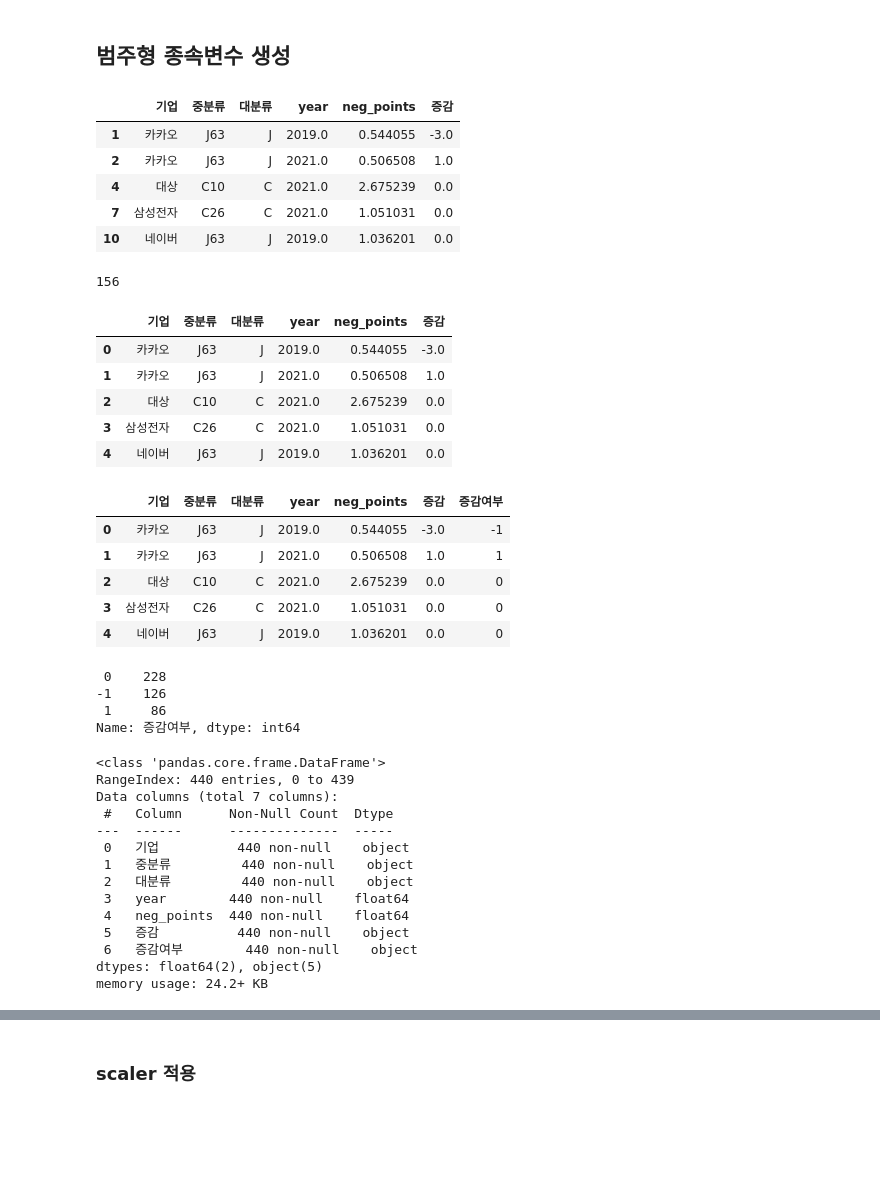
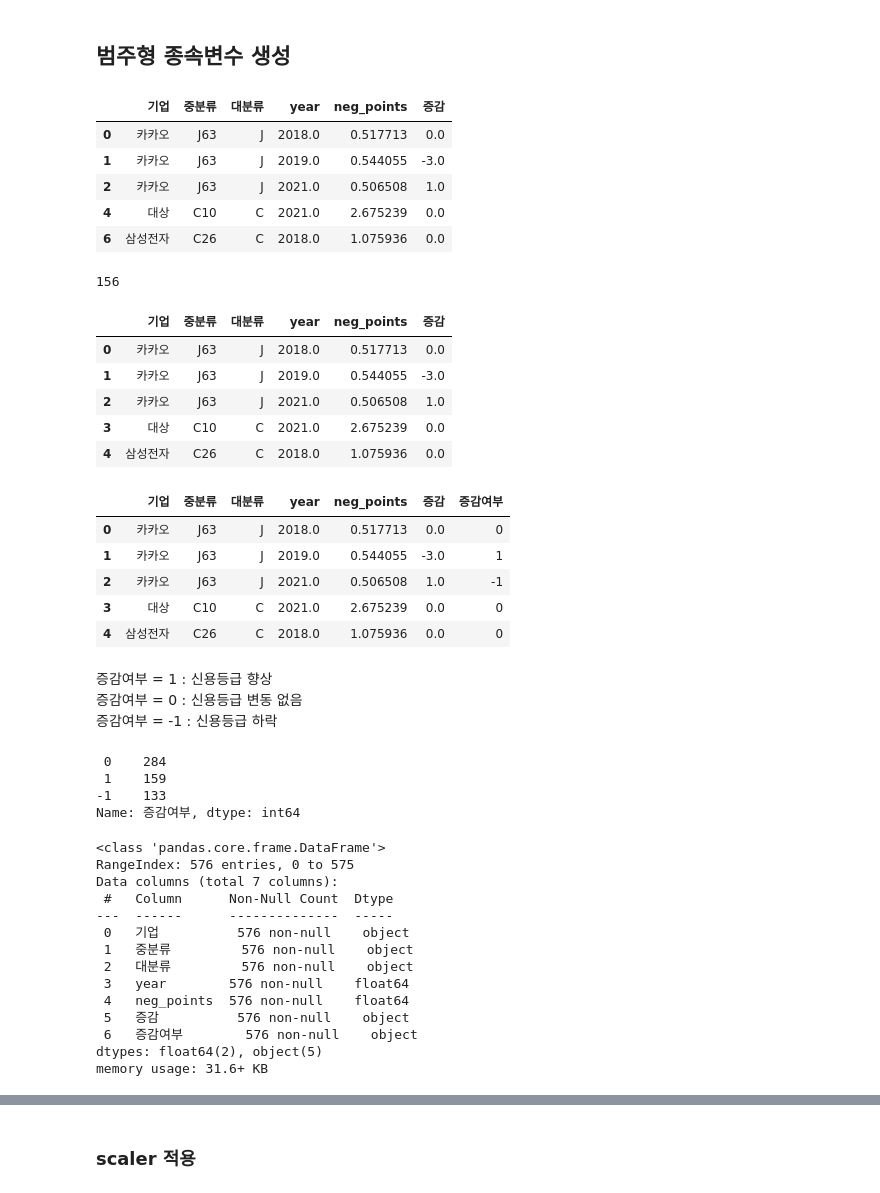
Before and after one commit to yerin-joo-ba/NLP-smu-BM, a Jupyter notebook: 4. credit_logit.ipynb, the cells around one changed output, grey strips where cells are left out. Saved outputs shown, nothing was run; the diff lists cells and outputs as text; code cells hidden in the pictures; blank space fills up the shorter version.

```diff
--- a/4. credit_logit.ipynb
+++ b/4. credit_logit.ipynb
@@ -316,27 +316,28 @@ neg_pts.to_csv('df_credit.csv', index=False)
 # %%
 
 df = neg_pts.copy()
 
 df['증감'] = None
 
+df.loc[df['year'] == 2018, '증감'] = (df['신용_19'] - df['신용_18'])
 df.loc[df['year'] == 2019, '증감'] = (df['신용_20'] - df['신용_19'])
 df.loc[df['year'] == 2020, '증감'] = (df['신용_21'] - df['신용_20'])
 df.loc[df['year'] == 2021, '증감'] = (df['신용_22'] - df['신용_21'])
 
 # 필요한 열만 선택
 df = df[['기업', '중분류','대분류', 'year', 'neg_points', '증감']]
 
 # NaN 값 삭제
 df = df.dropna()
 
 df.head()
 # %% [output]
 |  | 기업 | 중분류 | 대분류 | year | neg_points | 증감 |
+| 0 | 카카오 | J63 | J | 2018.0 | 0.517713 | 0.0 |
 | 1 | 카카오 | J63 | J | 2019.0 | 0.544055 | -3.0 |
 | 2 | 카카오 | J63 | J | 2021.0 | 0.506508 | 1.0 |
 | 4 | 대상 | C10 | C | 2021.0 | 2.675239 | 0.0 |
-| 7 | 삼성전자 | C26 | C | 2021.0 | 1.051031 | 0.0 |
-| 10 | 네이버 | J63 | J | 2019.0 | 1.036201 | 0.0 |
+| 6 | 삼성전자 | C26 | C | 2018.0 | 1.075936 | 0.0 |
 # %%
 df.기업.nunique()
 # %% [output]
@@ -346,53 +347,59 @@ df = df.reset_index().drop(columns = 'index')
 df.head()
 # %% [output]
 |  | 기업 | 중분류 | 대분류 | year | neg_points | 증감 |
-| 0 | 카카오 | J63 | J | 2019.0 | 0.544055 | -3.0 |
-| 1 | 카카오 | J63 | J | 2021.0 | 0.506508 | 1.0 |
-| 2 | 대상 | C10 | C | 2021.0 | 2.675239 | 0.0 |
-| 3 | 삼성전자 | C26 | C | 2021.0 | 1.051031 | 0.0 |
-| 4 | 네이버 | J63 | J | 2019.0 | 1.036201 | 0.0 |
+| 0 | 카카오 | J63 | J | 2018.0 | 0.517713 | 0.0 |
+| 1 | 카카오 | J63 | J | 2019.0 | 0.544055 | -3.0 |
+| 2 | 카카오 | J63 | J | 2021.0 | 0.506508 | 1.0 |
+| 3 | 대상 | C10 | C | 2021.0 | 2.675239 | 0.0 |
+| 4 | 삼성전자 | C26 | C | 2018.0 | 1.075936 | 0.0 |
 # %%
+# 신용점수는 낮을수록 좋으므로, 증감 > 1 인 경우 마이너스를 취함
+
 df.loc[:,'증감여부'] = None
 
 for i in range(len(df)):
     if df.loc[i,'증감'] > 0 :
-        df.loc[i,'증감여부'] = 1
+        df.loc[i,'증감여부'] = -1
     elif df.loc[i,'증감'] == 0:
         df.loc[i,'증감여부'] = 0
     else:
-        df.loc[i,'증감여부'] = -1
+        df.loc[i,'증감여부'] = 1
 df.head()
 # %% [output]
 |  | 기업 | 중분류 | 대분류 | year | neg_points | 증감 | 증감여부 |
-| 0 | 카카오 | J63 | J | 2019.0 | 0.544055 | -3.0 | -1 |
-| 1 | 카카오 | J63 | J | 2021.0 | 0.506508 | 1.0 | 1 |
-| 2 | 대상 | C10 | C | 2021.0 | 2.675239 | 0.0 | 0 |
-| 3 | 삼성전자 | C26 | C | 2021.0 | 1.051031 | 0.0 | 0 |
-| 4 | 네이버 | J63 | J | 2019.0 | 1.036201 | 0.0 | 0 |
+| 0 | 카카오 | J63 | J | 2018.0 | 0.517713 | 0.0 | 0 |
+| 1 | 카카오 | J63 | J | 2019.0 | 0.544055 | -3.0 | 1 |
+| 2 | 카카오 | J63 | J | 2021.0 | 0.506508 | 1.0 | -1 |
+| 3 | 대상 | C10 | C | 2021.0 | 2.675239 | 0.0 | 0 |
+| 4 | 삼성전자 | C26 | C | 2018.0 | 1.075936 | 0.0 | 0 |
+# %% [markdown]
+증감여부 = 1 : 신용등급 향상
+증감여부 = 0 : 신용등급 변동 없음
+증감여부 = -1 : 신용등급 하락
 # %%
 df.증감여부.value_counts()
 # %% [output]
- 0    228
--1    126
- 1     86
+ 0    284
+ 1    159
+-1    133
 Name: 증감여부, dtype: int64
 # %%
 df.info()
 # %% [output]
 <class 'pandas.core.frame.DataFrame'>
-RangeIndex: 440 entries, 0 to 439
+RangeIndex: 576 entries, 0 to 575
 Data columns (total 7 columns):
  #   Column      Non-Null Count  Dtype
 ---  ------      --------------  -----
- 0   기업          440 non-null    object
- 1   중분류         440 non-null    object
- 2   대분류         440 non-null    object
- 3   year        440 non-null    float64
- 4   neg_points  440 non-null    float64
- 5   증감          440 non-null    object
- 6   증감여부        440 non-null    object
+ 0   기업          576 non-null    object
+ 1   중분류         576 non-null    object
+ 2   대분류         576 non-null    object
+ 3   year        576 non-null    float64
+ 4   neg_points  576 non-null    float64
+ 5   증감          576 non-null    object
+ 6   증감여부        576 non-null    object
 dtypes: float64(2), object(5)
-memory usage: 24.2+ KB
+memory usage: 31.6+ KB
 # %%
 df.증감여부 = df.증감여부.astype(int)
 df.info()
```
Also changed, not shown: parts of 29 cells of this notebook.
